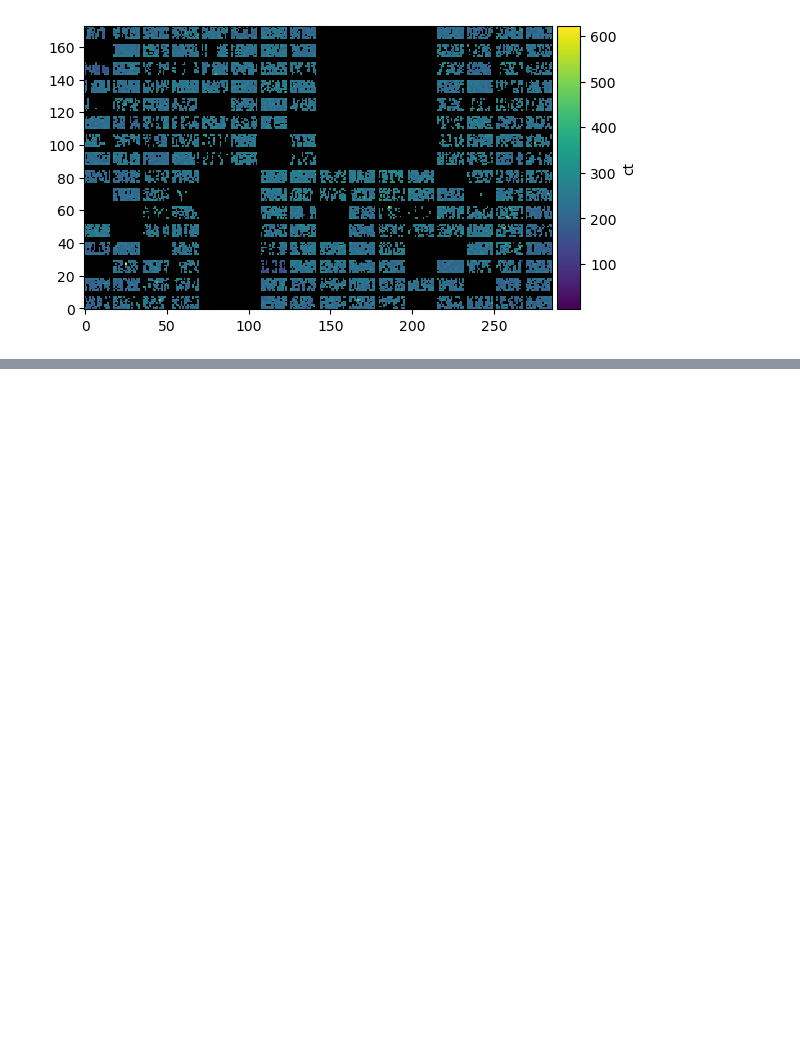
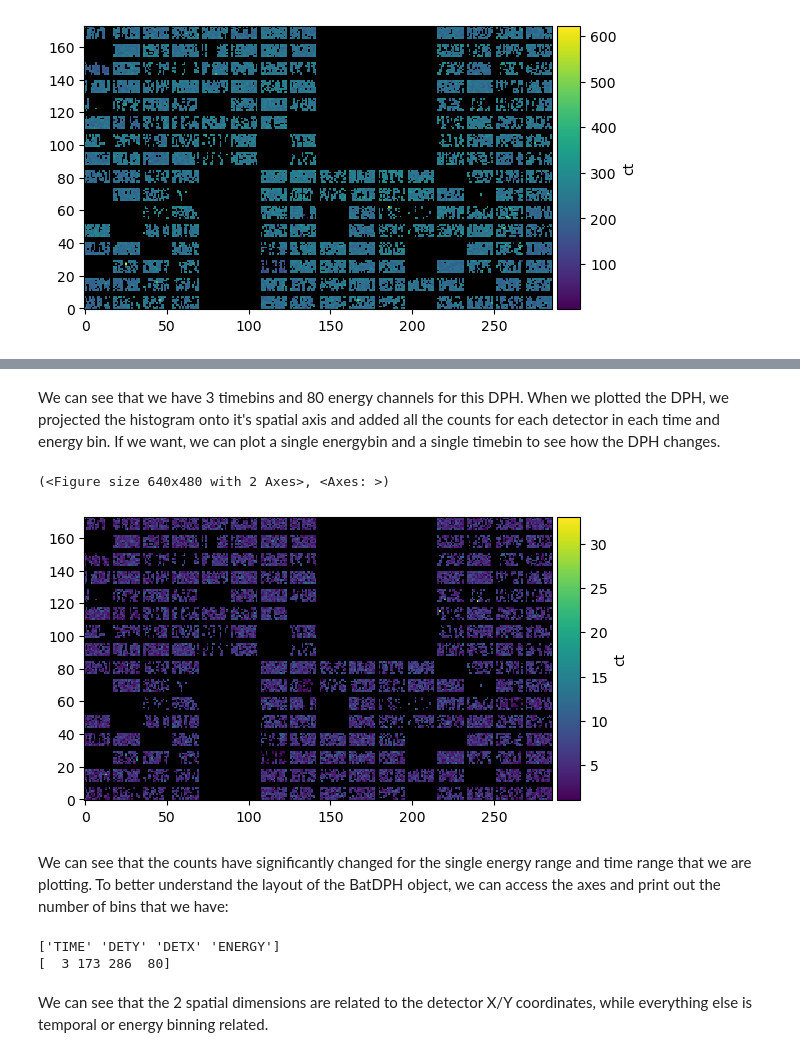
Before and after one commit to parsotat/BatAnalysis, a Jupyter notebook: notebooks/Example_TTE_imaging_data_analysis.ipynb, the cells around one changed output, grey strips where cells are left out. Drawn from its saved outputs; the diff is of its cells as text; code cells hidden in the pictures; blank space fills up the shorter version.

```diff
--- a/notebooks/Example_TTE_imaging_data_analysis.ipynb
+++ b/notebooks/Example_TTE_imaging_data_analysis.ipynb
@@ -130,0 +156,17 @@ dph.plot()
+# %% [markdown]
+We can see that we have 3 timebins and 80 energy channels for this DPH. When we plotted the DPH, we projected the histogram onto it's spatial axis and added all the counts for each detector in each time and energy bin. If we want, we can plot a single energybin and a single timebin to see how the DPH changes.
+# %%
+dph.plot(emin=14*u.keV, emax=16*u.keV, tmin=dph.tbins["TIME_START"][0], tmax=dph.tbins["TIME_STOP"][0])
+# %% [output]
+(<Figure size 640x480 with 2 Axes>, <Axes: >)
+[figure, added]
+# %% [markdown]
+We can see that the counts have significantly changed for the single energy range and time range that we are plotting. To better understand the layout of the BatDPH object, we can access the axes and print out the number of bins that we have:
+# %%
+print(dph.axes.labels)
+print(dph.nbins)
+# %% [output]
+['TIME' 'DETY' 'DETX' 'ENERGY']
+[  3 173 286  80]
+# %% [markdown]
+We can see that the 2 spatial dimensions are related to the detector X/Y coordinates, while everything else is temporal or energy binning related.
```
Also changed, not shown: parts of 39 cells of this notebook, 2 other files.
